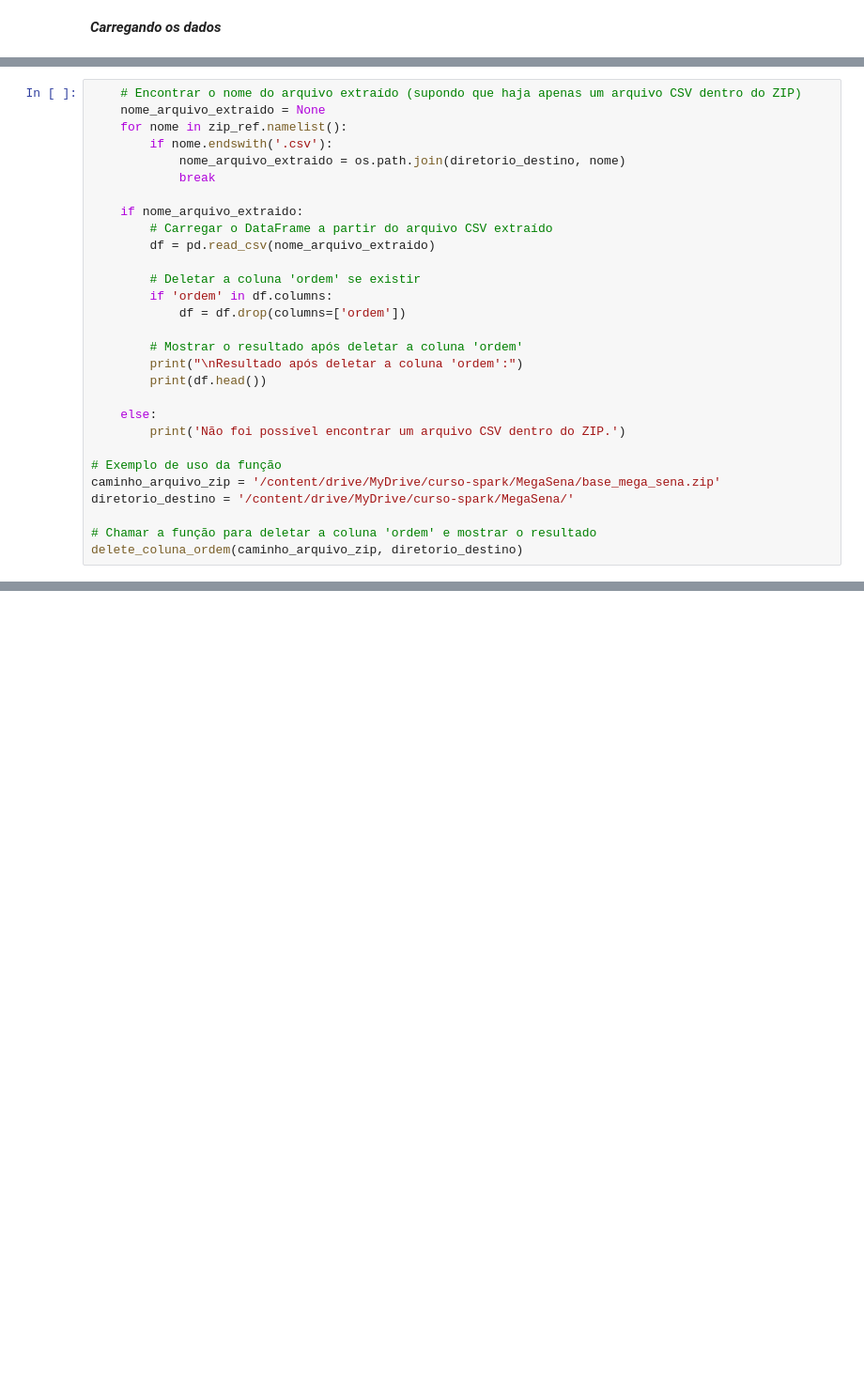
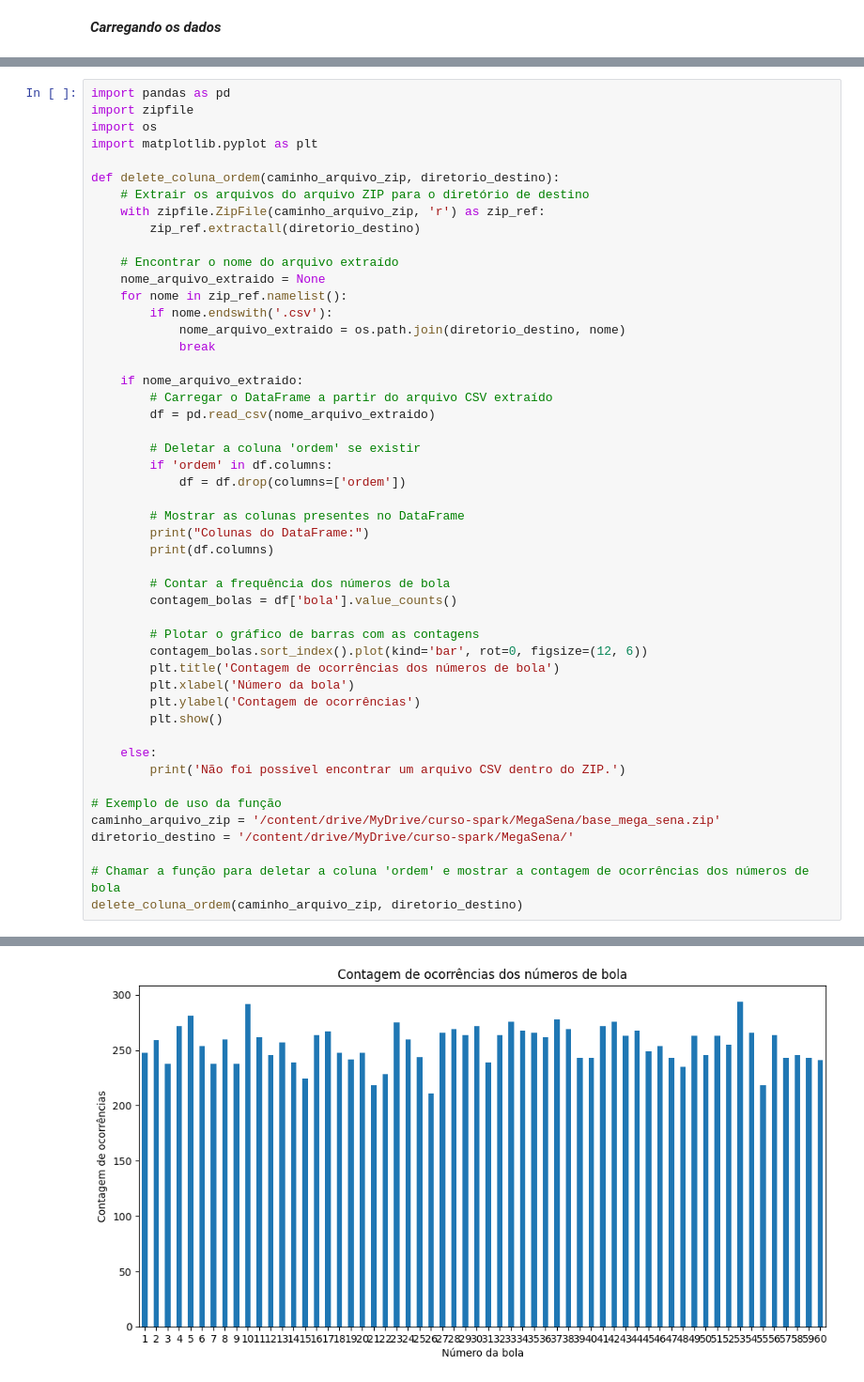
Before and after one commit to luisfeliphe66/Sorteios_mega_sena, a Jupyter notebook: Sorteios_mega_sena.ipynb, the cells around one changed output, grey strips where cells are left out. Shown at 94% size. Saved outputs shown, nothing was run; the diff lists cells and outputs as text; blank space fills up the shorter version.

```diff
--- a/Sorteios_mega_sena.ipynb
+++ b/Sorteios_mega_sena.ipynb
@@ -92,5 +86,15 @@ def delete_coluna_ordem(caminho_arquivo_zip, diretorio_destino):
 # %%
-    # Encontrar o nome do arquivo extraído (supondo que haja apenas um arquivo CSV dentro do ZIP)
+import pandas as pd
+import zipfile
+import os
+import matplotlib.pyplot as plt
+
+def delete_coluna_ordem(caminho_arquivo_zip, diretorio_destino):
+    # Extrair os arquivos do arquivo ZIP para o diretório de destino
+    with zipfile.ZipFile(caminho_arquivo_zip, 'r') as zip_ref:
+        zip_ref.extractall(diretorio_destino)
+
+    # Encontrar o nome do arquivo extraído
     nome_arquivo_extraido = None
     for nome in zip_ref.namelist():
         if nome.endswith('.csv'):
@@ -105,9 +109,19 @@ def delete_coluna_ordem(caminho_arquivo_zip, diretorio_destino):
         if 'ordem' in df.columns:
             df = df.drop(columns=['ordem'])
 
-        # Mostrar o resultado após deletar a coluna 'ordem'
-        print("\nResultado após deletar a coluna 'ordem':")
-        print(df.head())
+        # Mostrar as colunas presentes no DataFrame
+        print("Colunas do DataFrame:")
+        print(df.columns)
+
+        # Contar a frequência dos números de bola
+        contagem_bolas = df['bola'].value_counts()
+
+        # Plotar o gráfico de barras com as contagens
+        contagem_bolas.sort_index().plot(kind='bar', rot=0, figsize=(12, 6))
+        plt.title('Contagem de ocorrências dos números de bola')
+        plt.xlabel('Número da bola')
+        plt.ylabel('Contagem de ocorrências')
+        plt.show()
 
     else:
         print('Não foi possível encontrar um arquivo CSV dentro do ZIP.')
@@ -116,5 +130,6 @@ def delete_coluna_ordem(caminho_arquivo_zip, diretorio_destino):
 caminho_arquivo_zip = '/content/drive/MyDrive/curso-spark/MegaSena/base_mega_sena.zip'
 diretorio_destino = '/content/drive/MyDrive/curso-spark/MegaSena/'
 
-# Chamar a função para deletar a coluna 'ordem' e mostrar o resultado
+# Chamar a função para deletar a coluna 'ordem' e mostrar a contagem de ocorrências dos números de bola
 delete_coluna_ordem(caminho_arquivo_zip, diretorio_destino)
+# %% [output]
@@ -120,0 +138 @@ delete_coluna_ordem(caminho_arquivo_zip, diretorio_destino)
+[figure, added]
```
Also changed, not shown: parts of 9 cells of this notebook.
